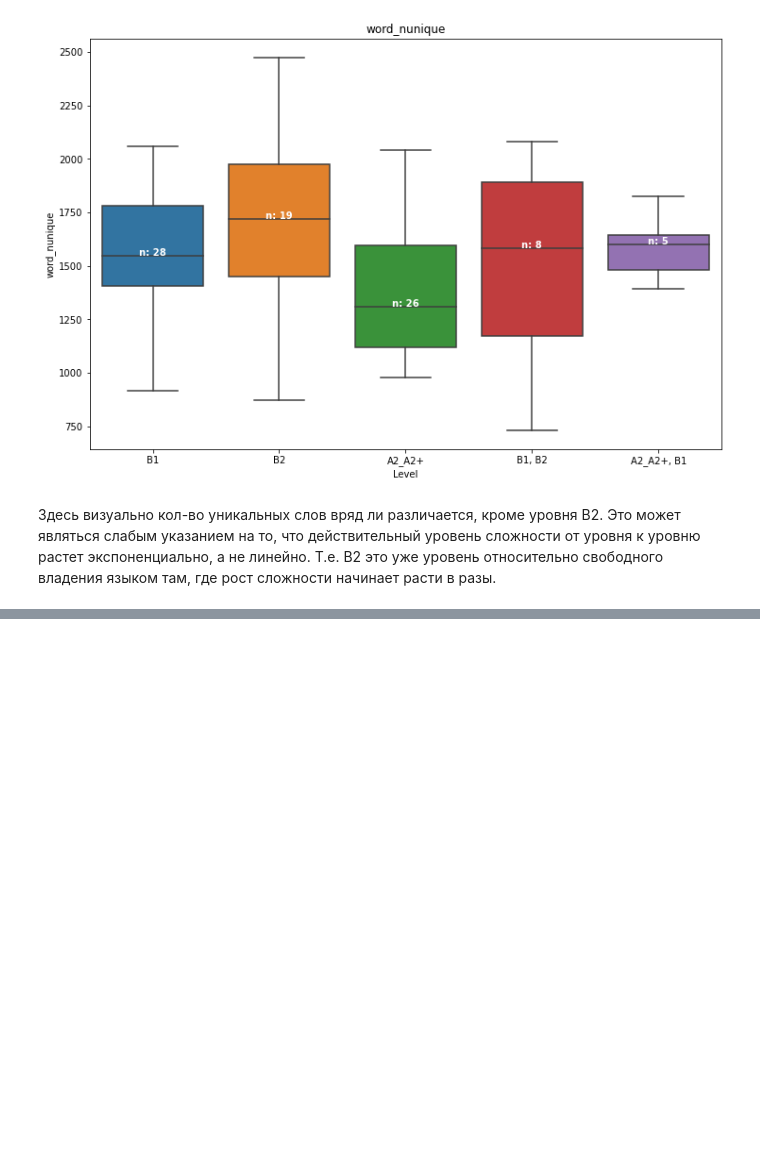
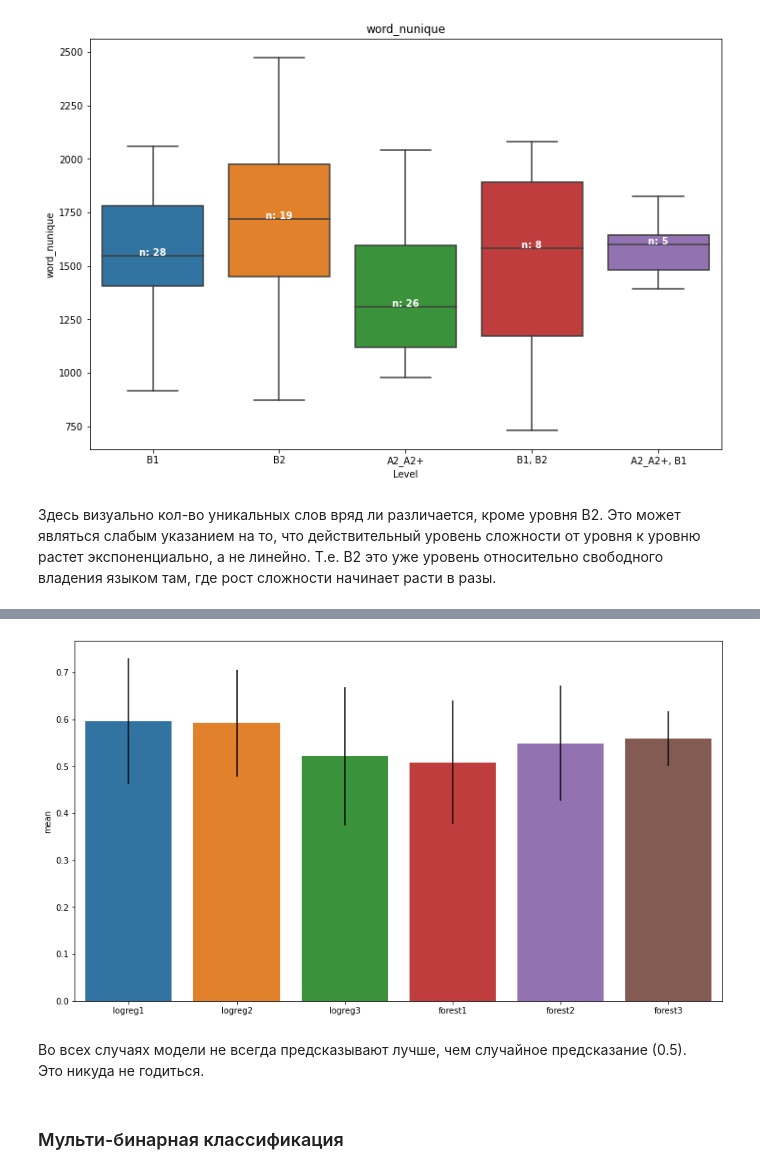
Before and after one commit to snakerzr/predict_english_level_with_movie_subs, a Jupyter notebook: notebook.ipynb, the cells around one changed output, grey strips where cells are left out. Drawn from its saved outputs; the diff is of its cells as text; code cells hidden in the pictures; blank space fills up the shorter version.

```diff
--- a/notebook.ipynb
+++ b/notebook.ipynb
@@ -1053,0 +1157,14 @@ accuracy_score(y_test, y_pred)
+# %%
+roc_auc_ovo_scores = pd.DataFrame()
+for name,data in {'logreg1':logreg_multi_cv,
+             'logreg2':logreg_multi_cv2,
+             'logreg3':logreg_multi_cv3,
+             'forest1':forest_multi_cv,
+             'forest2':forest_multi_cv2,
+             'forest3':forest_multi_cv3}.items():
+    data = pd.DataFrame(data,columns=[name],index=[1,2,3,4,5]).T
+    roc_auc_ovo_scores = pd.concat([roc_auc_ovo_scores,data],axis=0)
+
+roc_auc_ovo_scores['mean'] = roc_auc_ovo_scores.mean(axis=1)
+roc_auc_ovo_scores['std'] = roc_auc_ovo_scores.std(axis=1)
+roc_auc_ovo_scores
@@ -1053,0 +1179,11 @@ accuracy_score(y_test, y_pred)
+# %%
+plt.figure(figsize=(14, 8))
+sns.barplot(x=roc_auc_ovo_scores.index, y='mean', yerr=roc_auc_ovo_scores['std'], data=roc_auc_ovo_scores)
+plt.show()
+# %% [output]
+[figure, added]
+# %% [markdown]
+Во всех случаях модели не всегда предсказывают лучше, чем случайное предсказание (0.5).
+Это никуда не годиться.
+# %% [markdown]
+### Мульти-бинарная классификация
```
Also changed, not shown: parts of 50 cells of this notebook.
